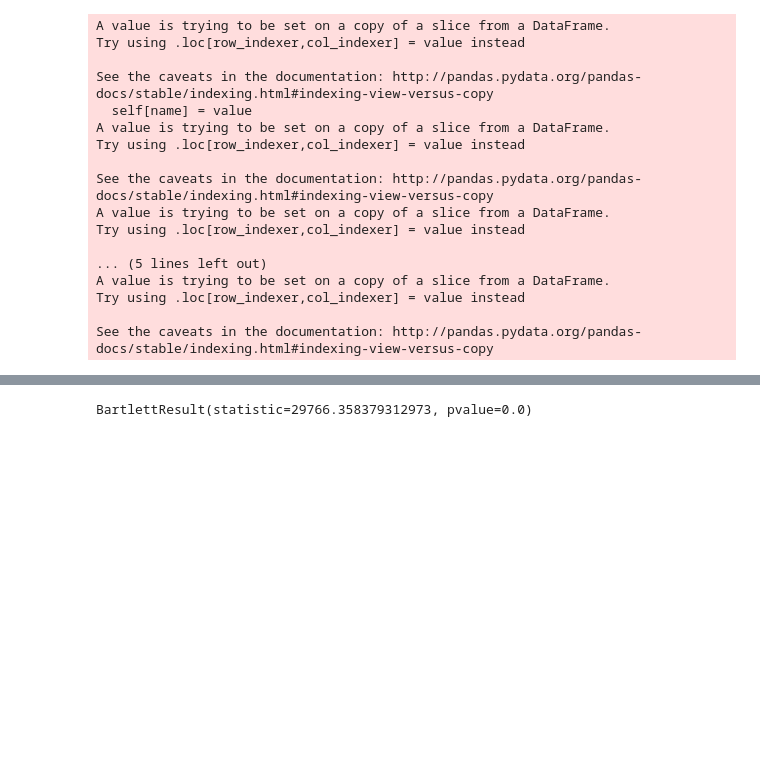
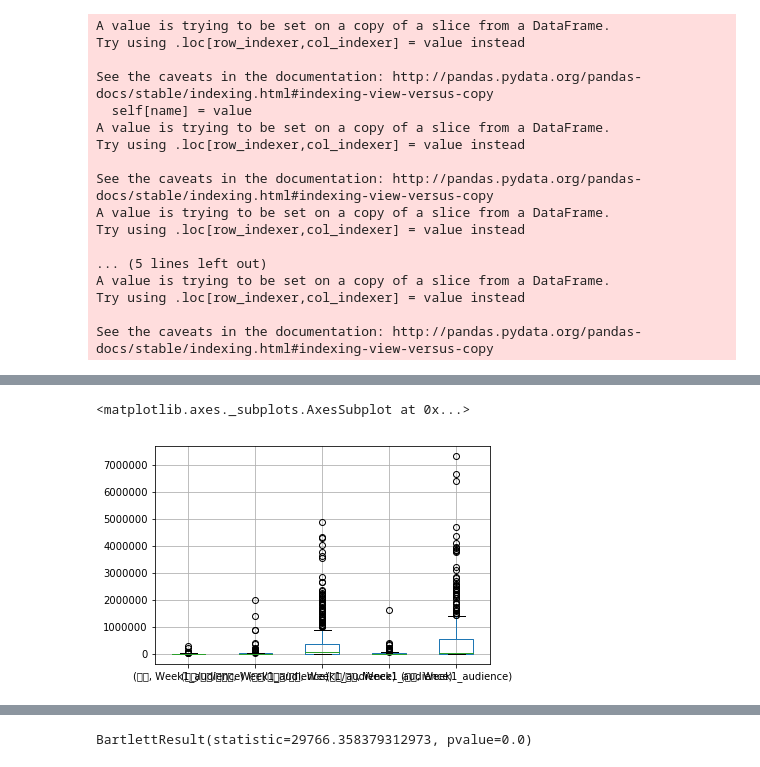
Before and after one commit to whwnsgml48/Movie_Prediction, a Jupyter notebook: movie_feature_extraction.ipynb, the cells around one changed output, grey strips where cells are left out. Cells and saved outputs as stored; diff of their text form; code cells hidden in the pictures; blank space fills up the shorter version.

```diff
--- a/movie_feature_extraction.ipynb
+++ b/movie_feature_extraction.ipynb
@@ -540,0 +546,6 @@ See the caveats in the documentation: http://pandas.pydata.org/pandas-docs/stabl
+# %%
+# Rep_Nationality
+category_data[['Rep_Nationality','Week1_audience']].groupby('Rep_Nationality').boxplot(subplots=False)
+# %% [output]
+<matplotlib.axes._subplots.AxesSubplot at 0x...>
+[figure, added]
```
Also changed, not shown: parts of 18 cells of this notebook.
